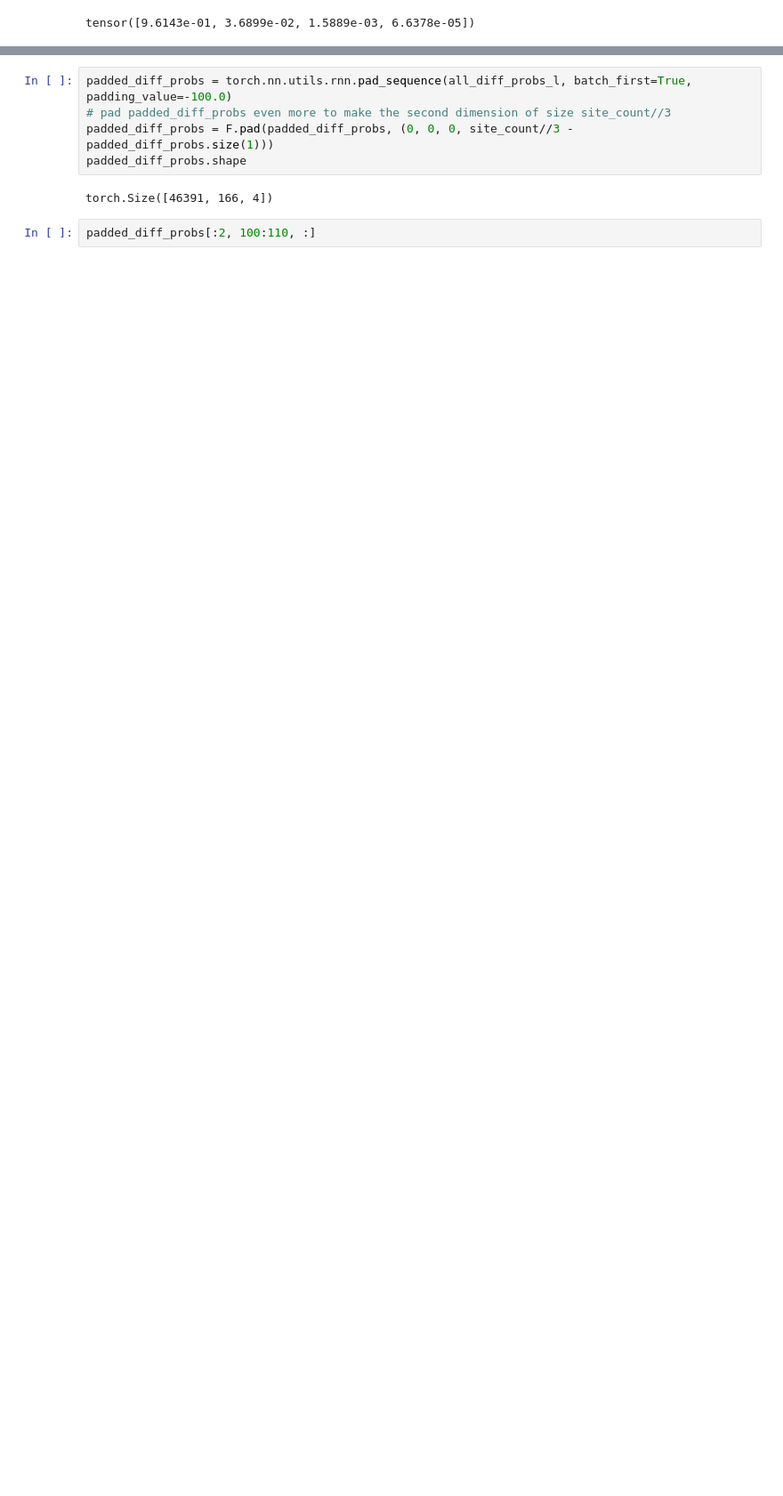
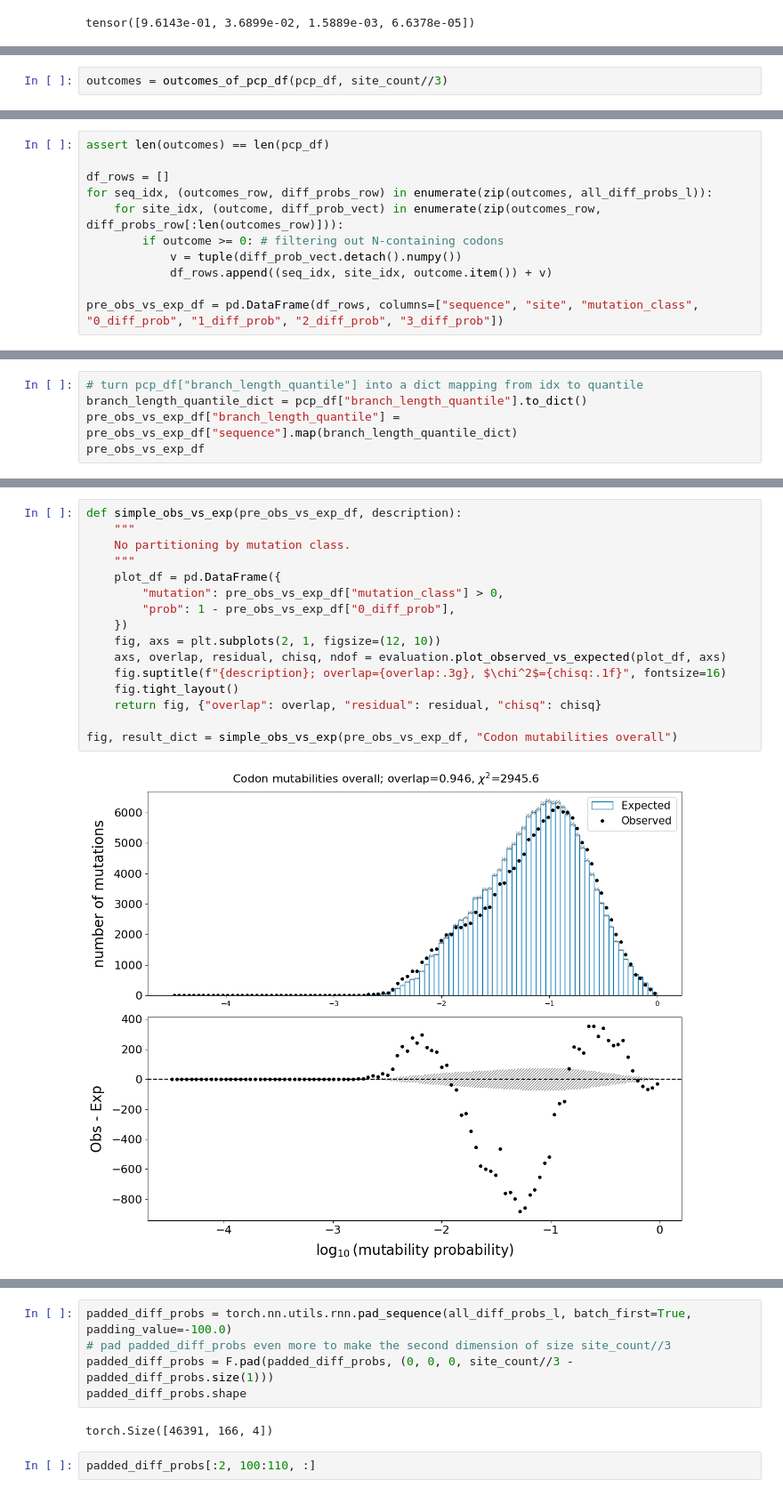
Before and after one commit to matsengrp/thrifty-experiments-1, a Jupyter notebook: human/neutral_codon.ipynb, the cells around one changed output, grey strips where cells are left out. Shown at 89% size. Saved outputs shown, nothing was run; the diff lists cells and outputs as text; blank space fills up the shorter version.

```diff
--- a/human/neutral_codon.ipynb
+++ b/human/neutral_codon.ipynb
@@ -270,0 +330,2 @@ tensor([9.6143e-01, 3.6899e-02, 1.5889e-03, 6.6378e-05])
+# %%
+outcomes = outcomes_of_pcp_df(pcp_df, site_count//3)
@@ -270,0 +336,11 @@ tensor([9.6143e-01, 3.6899e-02, 1.5889e-03, 6.6378e-05])
+# %%
+assert len(outcomes) == len(pcp_df)
+
+df_rows = []
+for seq_idx, (outcomes_row, diff_probs_row) in enumerate(zip(outcomes, all_diff_probs_l)):
+    for site_idx, (outcome, diff_prob_vect) in enumerate(zip(outcomes_row, diff_probs_row[:len(outcomes_row)])):
+        if outcome >= 0: # filtering out N-containing codons
+            v = tuple(diff_prob_vect.detach().numpy())
+            df_rows.append((seq_idx, site_idx, outcome.item()) + v)
+
+pre_obs_vs_exp_df = pd.DataFrame(df_rows, columns=["sequence", "site", "mutation_class", "0_diff_prob", "1_diff_prob", "2_diff_prob", "3_diff_prob"])
@@ -270,0 +363,5 @@ tensor([9.6143e-01, 3.6899e-02, 1.5889e-03, 6.6378e-05])
+# %%
+# turn pcp_df["branch_length_quantile"] into a dict mapping from idx to quantile
+branch_length_quantile_dict = pcp_df["branch_length_quantile"].to_dict()
+pre_obs_vs_exp_df["branch_length_quantile"] = pre_obs_vs_exp_df["sequence"].map(branch_length_quantile_dict)
+pre_obs_vs_exp_df
@@ -270,0 +382,18 @@ tensor([9.6143e-01, 3.6899e-02, 1.5889e-03, 6.6378e-05])
+# %%
+def simple_obs_vs_exp(pre_obs_vs_exp_df, description):
+    """
+    No partitioning by mutation class.
+    """
+    plot_df = pd.DataFrame({
+        "mutation": pre_obs_vs_exp_df["mutation_class"] > 0,
+        "prob": 1 - pre_obs_vs_exp_df["0_diff_prob"],
+    })
+    fig, axs = plt.subplots(2, 1, figsize=(12, 10))
+    axs, overlap, residual, chisq, ndof = evaluation.plot_observed_vs_expected(plot_df, axs)
+    fig.suptitle(f"{description}; overlap={overlap:.3g}, $\chi^2$={chisq:.1f}", fontsize=16)
+    fig.tight_layout()
+    return fig, {"overlap": overlap, "residual": residual, "chisq": chisq}
+
+fig, result_dict = simple_obs_vs_exp(pre_obs_vs_exp_df, "Codon mutabilities overall")
+# %% [output]
+[figure, added]
```
Also changed, not shown: parts of 25 cells of this notebook.
